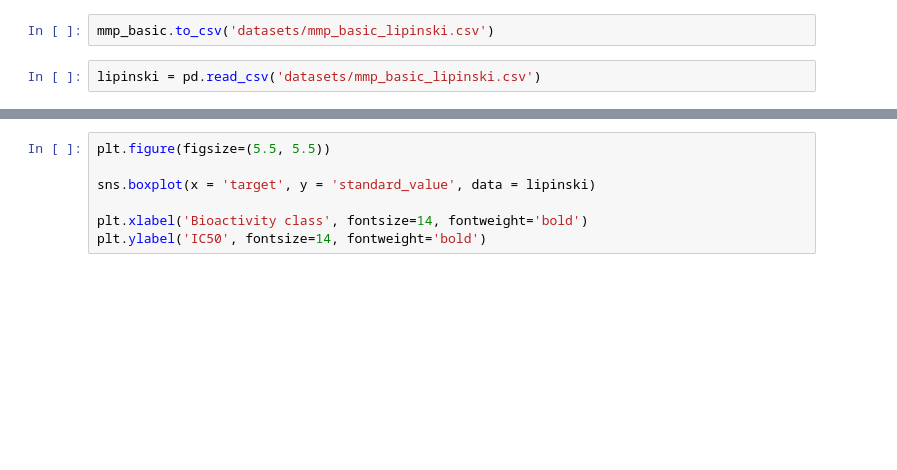
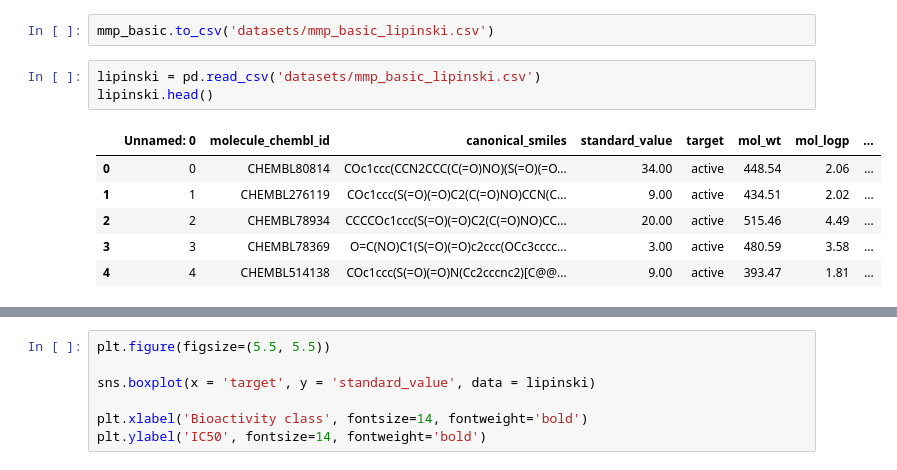
Before and after one commit to clreiner/MMP9DrugDiscovery, a Jupyter notebook: Drug_discovery.ipynb, the cells around one changed output, grey strips where cells are left out. Saved outputs shown, nothing was run; the diff lists cells and outputs as text; blank space fills up the shorter version.

```diff
--- a/Drug_discovery.ipynb
+++ b/Drug_discovery.ipynb
@@ -323,3 +343,11 @@ array([[<AxesSubplot:title={'center':'mol_logp'}>,
 mmp_basic.to_csv('datasets/mmp_basic_lipinski.csv')
 # %%
 lipinski = pd.read_csv('datasets/mmp_basic_lipinski.csv')
+lipinski.head()
+# %% [output]
+|  | Unnamed: 0 | molecule_chembl_id | canonical_smiles | standard_value | target | mol_wt | mol_logp | ... |
+| 0 | 0 | CHEMBL80814 | COc1ccc(CCN2CCC(C(=O)NO)(S(=O)(=O... | 34.00 | active | 448.54 | 2.06 | ... |
+| 1 | 1 | CHEMBL276119 | COc1ccc(S(=O)(=O)C2(C(=O)NO)CCN(C... | 9.00 | active | 434.51 | 2.02 | ... |
+| 2 | 2 | CHEMBL78934 | CCCCOc1ccc(S(=O)(=O)C2(C(=O)NO)CC... | 20.00 | active | 515.46 | 4.49 | ... |
+| 3 | 3 | CHEMBL78369 | O=C(NO)C1(S(=O)(=O)c2ccc(OCc3cccc... | 3.00 | active | 480.59 | 3.58 | ... |
+| 4 | 4 | CHEMBL514138 | COc1ccc(S(=O)(=O)N(Cc2cccnc2)[C@@... | 9.00 | active | 393.47 | 1.81 | ... |
```
Also changed, not shown: parts of 52 cells of this notebook, 3 other files.
